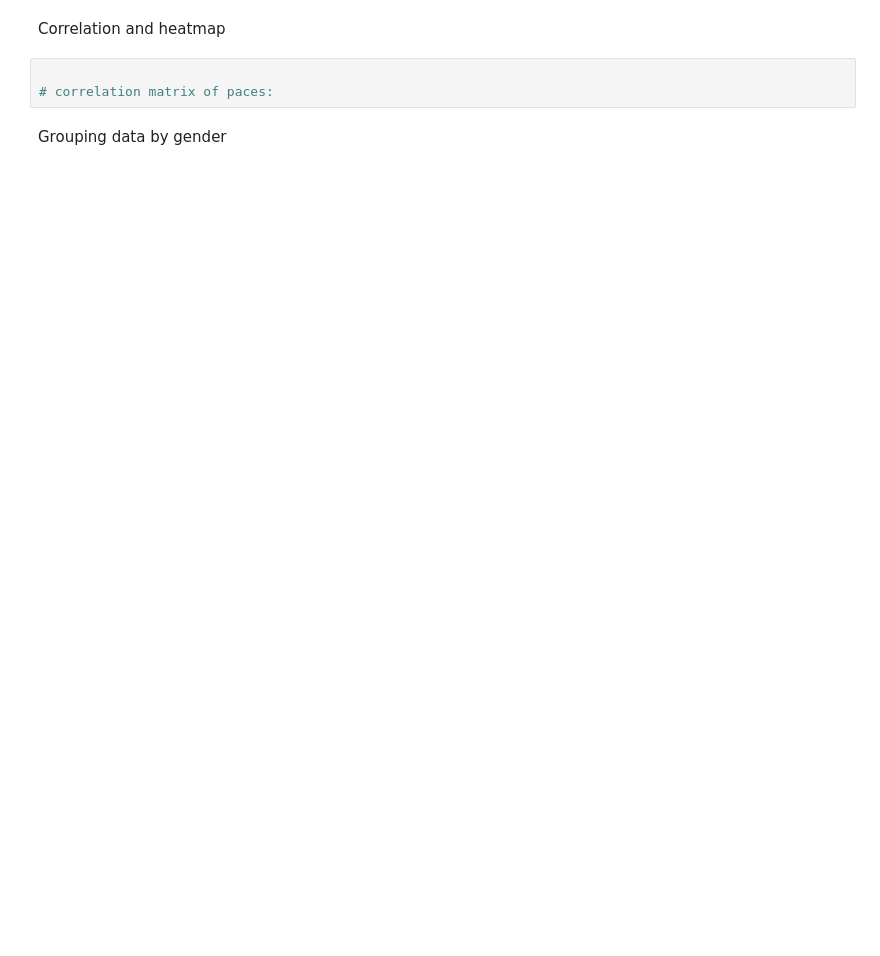
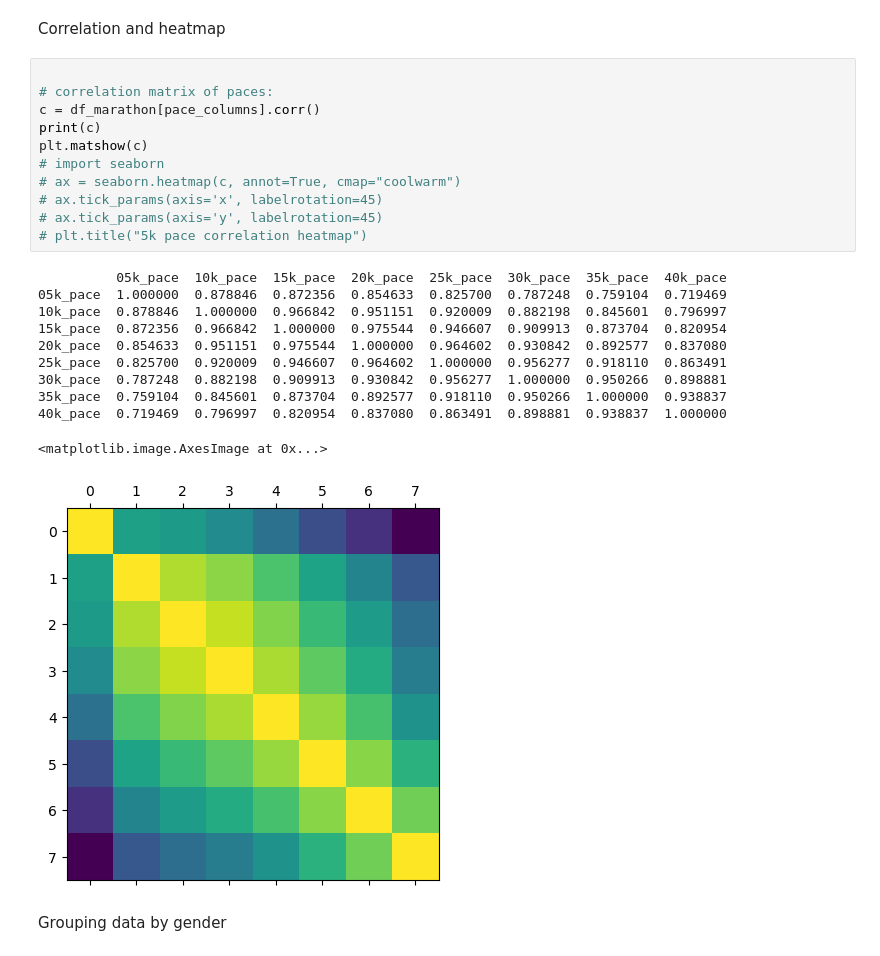
Before and after one commit to bu-cds-omds/dx602-examples, a Jupyter notebook: week10/examples-week-10.ipynb, the cells around one changed output. Cells and saved outputs as stored; diff of their text form; blank space fills up the shorter version.

```diff
--- a/week10/examples-week-10.ipynb
+++ b/week10/examples-week-10.ipynb
@@ -40,5 +71,25 @@ Correlation and heatmap
 # %%
 
 # correlation matrix of paces:
+c = df_marathon[pace_columns].corr()
+print(c)
+plt.matshow(c)
+# import seaborn
+# ax = seaborn.heatmap(c, annot=True, cmap="coolwarm")
+# ax.tick_params(axis='x', labelrotation=45)
+# ax.tick_params(axis='y', labelrotation=45)
+# plt.title("5k pace correlation heatmap")
+# %% [output]
+          05k_pace  10k_pace  15k_pace  20k_pace  25k_pace  30k_pace  35k_pace  40k_pace
+05k_pace  1.000000  0.878846  0.872356  0.854633  0.825700  0.787248  0.759104  0.719469
+10k_pace  0.878846  1.000000  0.966842  0.951151  0.920009  0.882198  0.845601  0.796997
+15k_pace  0.872356  0.966842  1.000000  0.975544  0.946607  0.909913  0.873704  0.820954
+20k_pace  0.854633  0.951151  0.975544  1.000000  0.964602  0.930842  0.892577  0.837080
+25k_pace  0.825700  0.920009  0.946607  0.964602  1.000000  0.956277  0.918110  0.863491
+30k_pace  0.787248  0.882198  0.909913  0.930842  0.956277  1.000000  0.950266  0.898881
+35k_pace  0.759104  0.845601  0.873704  0.892577  0.918110  0.950266  1.000000  0.938837
+40k_pace  0.719469  0.796997  0.820954  0.837080  0.863491  0.898881  0.938837  1.000000
+<matplotlib.image.AxesImage at 0x...>
+[figure, added]
 # %% [markdown]
 Grouping data by gender
```
Also changed, not shown: parts of 3 cells of this notebook.
